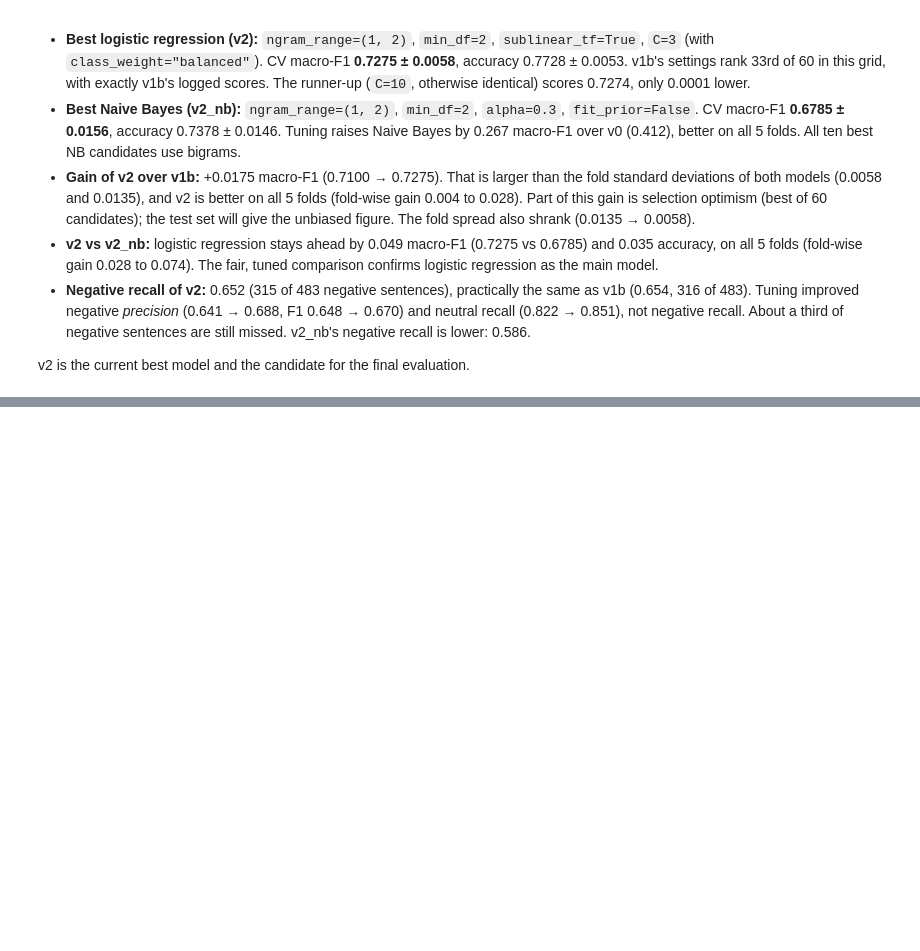
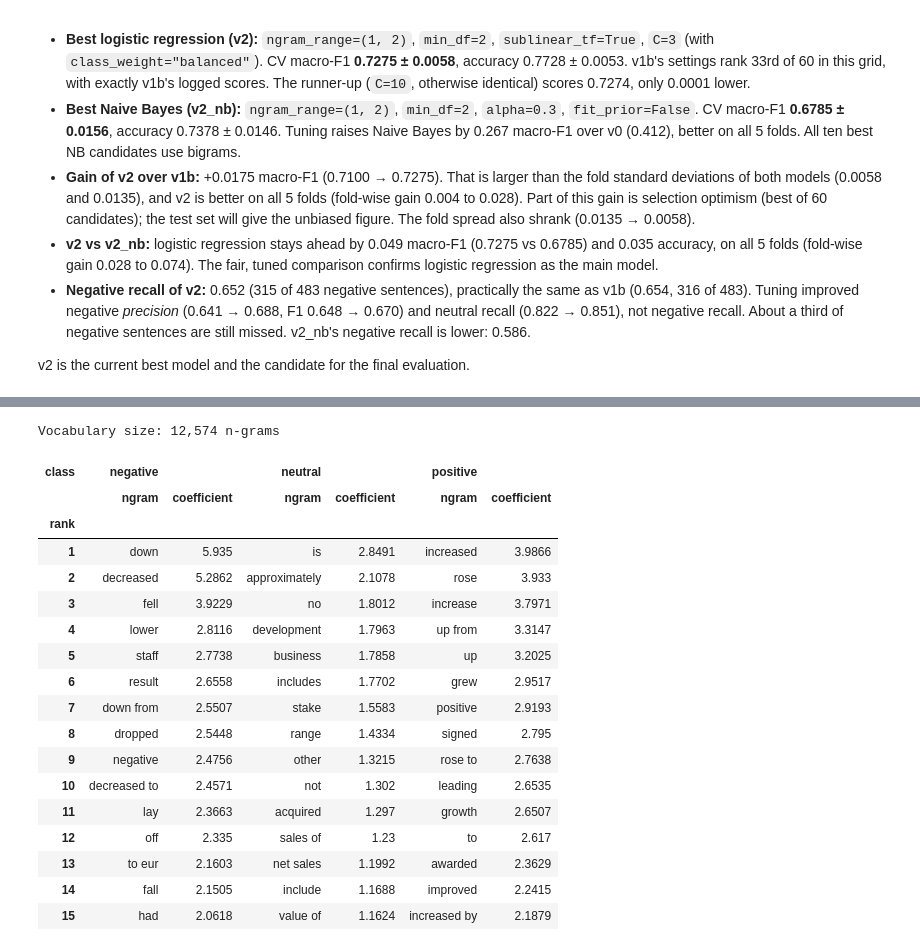
Before and after one commit to santi753/IU_Portafolio_Artificial_Intelligence, a Jupyter notebook: notebooks/02_training_evaluation.ipynb, the cells around one changed output, grey strips where cells are left out. Cells and saved outputs as stored; diff of their text form; code cells hidden in the pictures; blank space fills up the shorter version.

Commit message:
T7a: error analysis of v2 (out-of-fold, training part)
Co-Authored-By: Claude Opus 5.5 <noreply@anthropic.com>

```diff
--- a/notebooks/02_training_evaluation.ipynb
+++ b/notebooks/02_training_evaluation.ipynb
@@ -532,0 +635,40 @@ v2 is the current best model and the candidate for the final evaluation.
+# %%
+# Fit v2 on the whole training part (no test rows)
+v2_full = build_pipeline("logreg", **v2_params).fit(X_train, y_train)
+ngrams = v2_full.named_steps["tfidf"].get_feature_names_out()
+coefs = v2_full.named_steps["clf"].coef_  # shape (n_classes, n_features), rows in classes_ order
+assert list(v2_full.named_steps["clf"].classes_) == LABELS
+
+TOP_K = 15
+top_rows = []
+for c, label in enumerate(LABELS):
+    for rank, j in enumerate(np.argsort(coefs[c])[::-1][:TOP_K], start=1):
+        top_rows.append({"class": label, "rank": rank, "ngram": ngrams[j], "coefficient": round(float(coefs[c, j]), 4)})
+top_features = pd.DataFrame(top_rows)
+top_features.to_csv(config.METRICS_DIR / "v2_top_features.csv", index=False)
+
+print(f"Vocabulary size: {len(ngrams):,} n-grams")
+# Side-by-side view: one column pair (n-gram, coefficient) per class
+top_features.pivot(index="rank", columns="class", values=["ngram", "coefficient"]).swaplevel(axis=1)[
+    [(label, col) for label in LABELS for col in ("ngram", "coefficient")]
+]
+# %% [output]
+Vocabulary size: 12,574 n-grams
+| class | negative |  | neutral |  | positive |  |
+|  | ngram | coefficient | ngram | coefficient | ngram | coefficient |
+| rank |  |  |  |  |  |  |
+| 1 | down | 5.935 | is | 2.8491 | increased | 3.9866 |
+| 2 | decreased | 5.2862 | approximately | 2.1078 | rose | 3.933 |
+| 3 | fell | 3.9229 | no | 1.8012 | increase | 3.7971 |
+| 4 | lower | 2.8116 | development | 1.7963 | up from | 3.3147 |
+| 5 | staff | 2.7738 | business | 1.7858 | up | 3.2025 |
+| 6 | result | 2.6558 | includes | 1.7702 | grew | 2.9517 |
+| 7 | down from | 2.5507 | stake | 1.5583 | positive | 2.9193 |
+| 8 | dropped | 2.5448 | range | 1.4334 | signed | 2.795 |
+| 9 | negative | 2.4756 | other | 1.3215 | rose to | 2.7638 |
+| 10 | decreased to | 2.4571 | not | 1.302 | leading | 2.6535 |
+| 11 | lay | 2.3663 | acquired | 1.297 | growth | 2.6507 |
+| 12 | off | 2.335 | sales of | 1.23 | to | 2.617 |
+| 13 | to eur | 2.1603 | net sales | 1.1992 | awarded | 2.3629 |
+| 14 | fall | 2.1505 | include | 1.1688 | improved | 2.2415 |
+| 15 | had | 2.0618 | value of | 1.1624 | increased by | 2.1879 |
```
Also changed, not shown: parts of 13 cells of this notebook, 7 other files.
